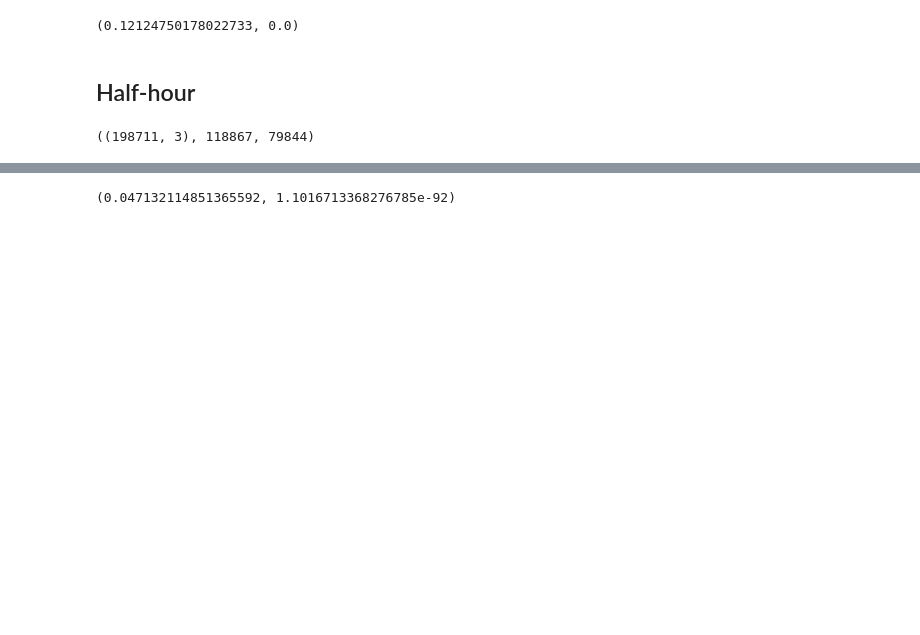
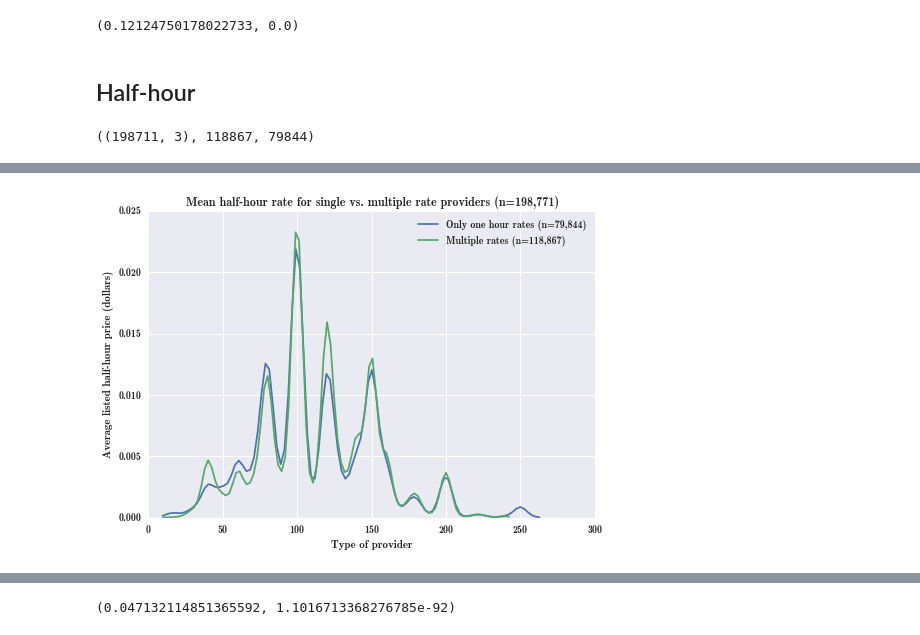
Before and after one commit to giantoak/memex-diagnostics, a Jupyter notebook: notebooks/Price per hour diagnostics.ipynb, the cells around one changed output, grey strips where cells are left out. Cells and saved outputs as stored; diff of their text form; code cells hidden in the pictures; blank space fills up the shorter version.

```diff
--- a/notebooks/Price per hour diagnostics.ipynb
+++ b/notebooks/Price per hour diagnostics.ipynb
@@ -146,3 +155,12 @@ plt.savefig(os.path.join(plot_dir, 'half_hour_single_vs_multiple.png'))
+# %%
+seaborn.kdeplot(reject_outliers(price_has_half_hour[price_has_half_hour['30 MINS']].price), label='Only one hour rates (n=79,844)', legend=True)
+seaborn.kdeplot(reject_outliers(price_has_half_hour[~price_has_half_hour['30 MINS']].price), label='Multiple rates (n=118,867)', legend=True)
+
+seaborn.axlabel('Type of provider', 'Average listed half-hour price (dollars)')
+plt.title('Mean half-hour rate for single vs. multiple rate providers (n=198,771)')
+plt.savefig(os.path.join(plot_dir, 'half_hour_single_vs_multiple_kde.png'))
+# %% [output]
+[figure, added]
 # %%
 ks_2samp(reject_outliers(price_has_half_hour[price_has_half_hour['30 MINS']].price),
                    reject_outliers(price_has_half_hour[~price_has_half_hour['30 MINS']].price))
```
Also changed, not shown: parts of 7 cells of this notebook, 6 other files.
